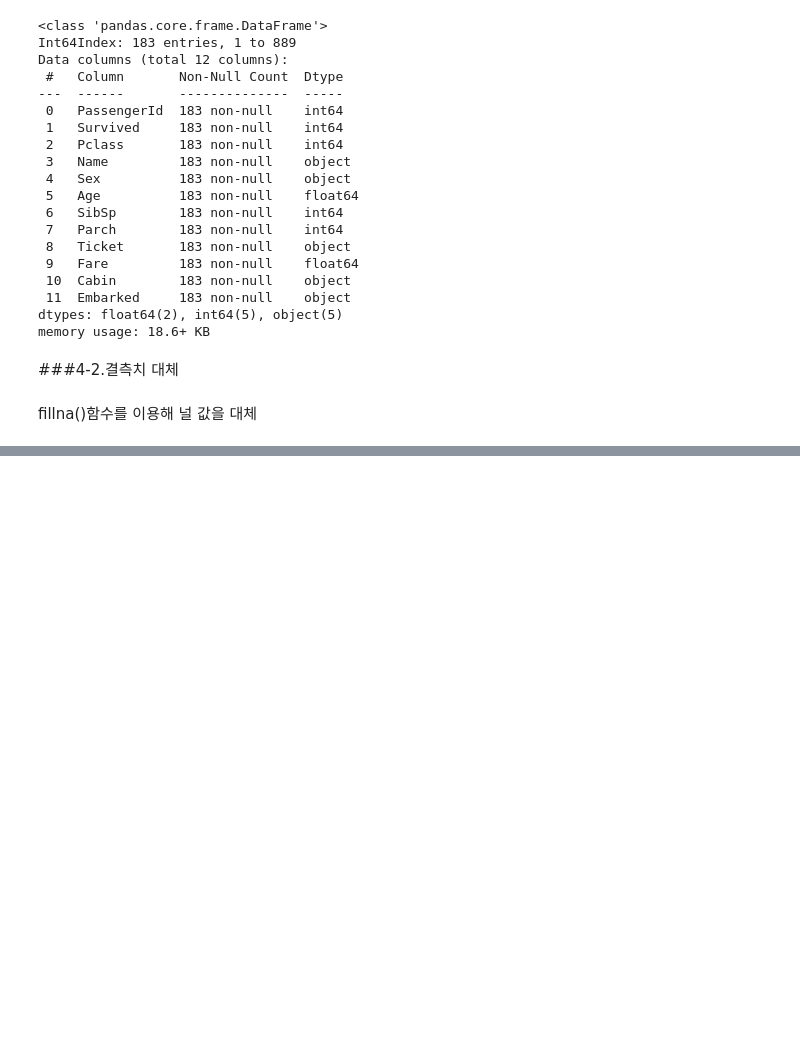
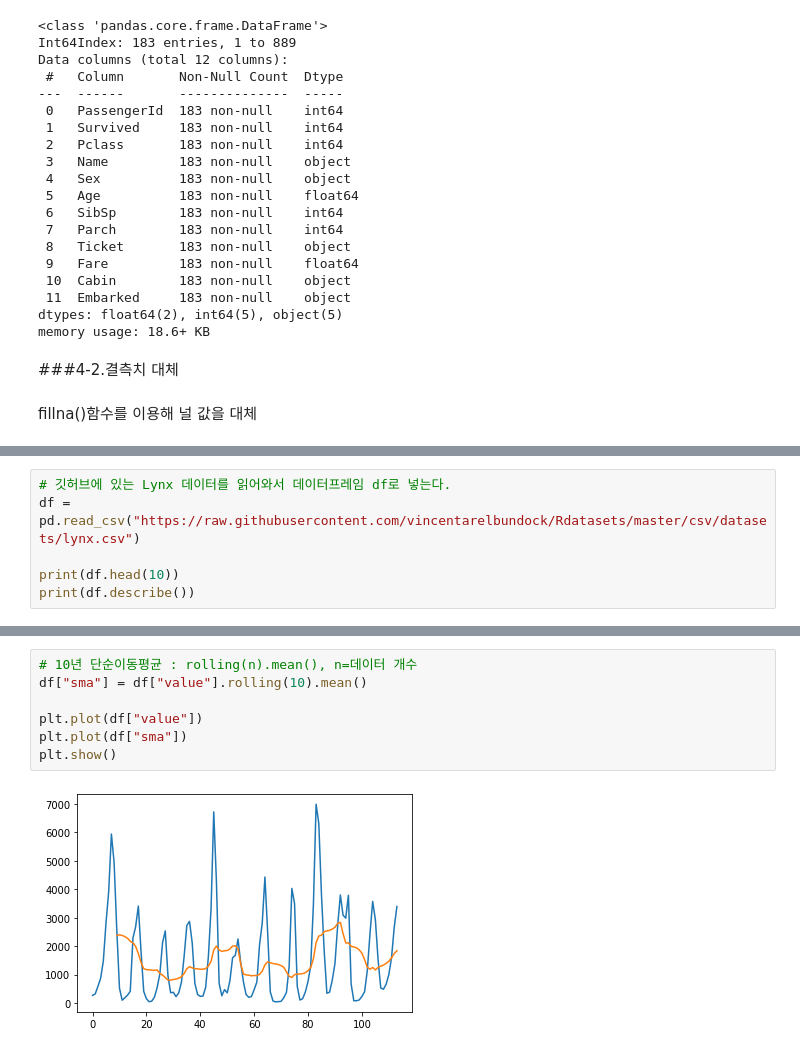
Before and after one commit to dydwns9436/BigData_Exam, a Jupyter notebook: Study_04.ipynb, the cells around one changed output, grey strips where cells are left out. Drawn from its saved outputs; the diff is of its cells as text; blank space fills up the shorter version.

```diff
--- a/Study_04.ipynb
+++ b/Study_04.ipynb
@@ -612,0 +776,6 @@ print(df["Age"].isnull().sum())             # Age 컬럼의 결측치 개수
+# %%
+# 깃허브에 있는 Lynx 데이터를 읽어와서 데이터프레임 df로 넣는다.
+df = pd.read_csv("https://raw.githubusercontent.com/vincentarelbundock/Rdatasets/master/csv/datasets/lynx.csv")
+
+print(df.head(10))
+print(df.describe())
@@ -612,0 +803,9 @@ print(df["Age"].isnull().sum())             # Age 컬럼의 결측치 개수
+# %%
+# 10년 단순이동평균 : rolling(n).mean(), n=데이터 개수
+df["sma"] = df["value"].rolling(10).mean()
+
+plt.plot(df["value"])
+plt.plot(df["sma"])
+plt.show()
+# %% [output]
+[figure, added]
```
Also changed, not shown: parts of 27 cells of this notebook.
